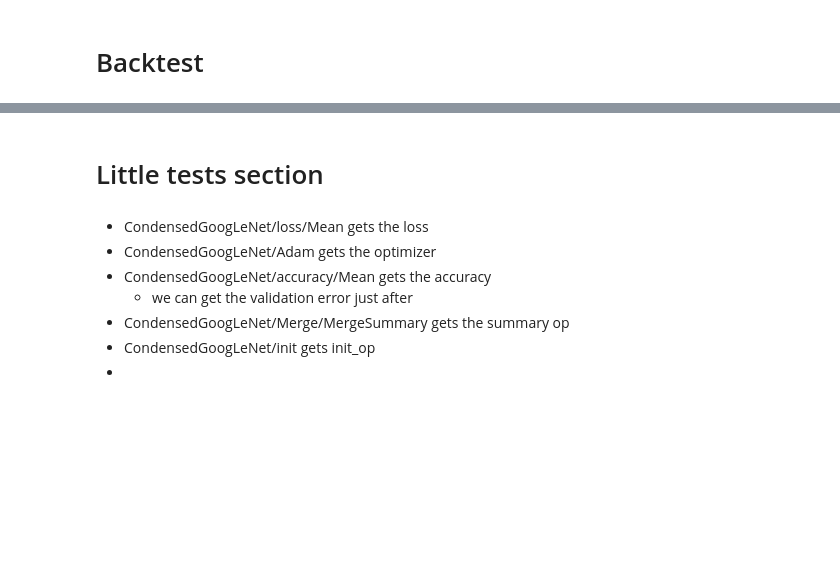
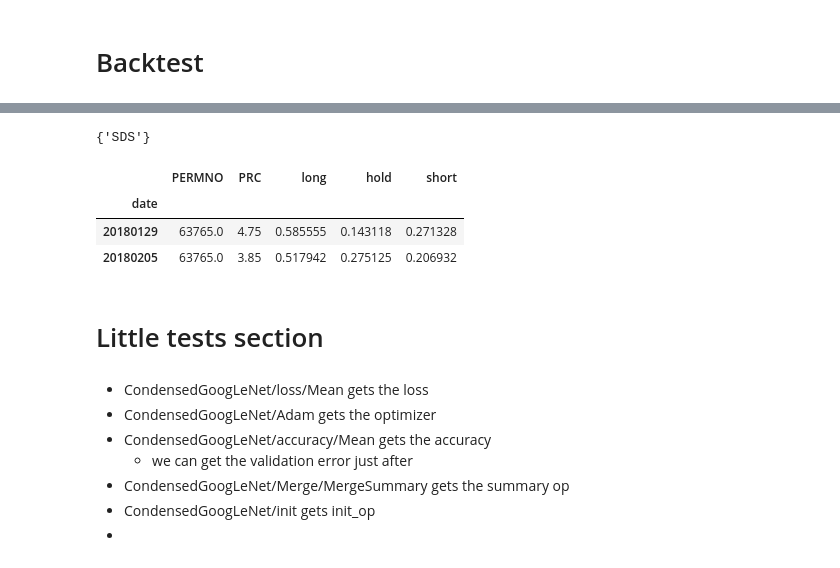
Before and after one commit to kathy-jzh/DeepLearningAllocationCNN, a Jupyter notebook: data_and_training.ipynb, the cells around one changed output, grey strips where cells are left out. Saved outputs shown, nothing was run; the diff lists cells and outputs as text; code cells hidden in the pictures; blank space fills up the shorter version.

```diff
--- a/data_and_training.ipynb
+++ b/data_and_training.ipynb
@@ -125,15 +123,15 @@ pd.DataFrame([GN_training_loss,GN_val_loss]).T.plot()
 # Backtest
 # %%
 checkpoints_folder = 'model_checkpoints'
-checkpoint_prefix = 'ckpt-close-1_week-2015_2018-16_pixels'
+checkpoint_prefix = 'ckpt-close-1_week-2015_2018-64_pixels-high_VOL'
 model_checkpoints_path = os.path.join(checkpoints_folder,checkpoint_prefix)
 
-path_to_retrieve_samples = folder_for_samples+'/close-1_week-2015_2018-16_pixels'
+path_to_retrieve_samples = folder_for_samples+'/close-1_week-2015_2018-64_pixels-high_VOL'
 
 
-model_checkpoints_path_file = model_checkpoints_path+'-400.meta'
+model_checkpoints_path_file = model_checkpoints_path+'-840.meta'
 
-backtester = Backtester(path_data=path_to_retrieve_samples,path_model_to_restore=model_checkpoints_path_file,start_date=20150406,end_date=20151103)
+backtester = Backtester(path_data=path_to_retrieve_samples,path_model_to_restore=model_checkpoints_path_file,start_date=20150406,end_date=20200101)
 # %%
 backtester.run_backtest()
 # %% [output]
@@ -146,0 +203,11 @@ backtester.plot_backtest()
+# %%
+set(df_data.loc[91387].TICKER)
+# %% [output]
+{'SDS'}
+# %%
+backtester._df_all_data[backtester._df_all_data.PERMNO==63765.0].loc[20180125:20180205]
+# %% [output]
+|  | PERMNO | PRC | long | hold | short |
+| date |  |  |  |  |  |
+| 20180129 | 63765.0 | 4.75 | 0.585555 | 0.143118 | 0.271328 |
+| 20180205 | 63765.0 | 3.85 | 0.517942 | 0.275125 | 0.206932 |
```
Also changed, not shown: parts of 16 cells of this notebook, 4 other files.
